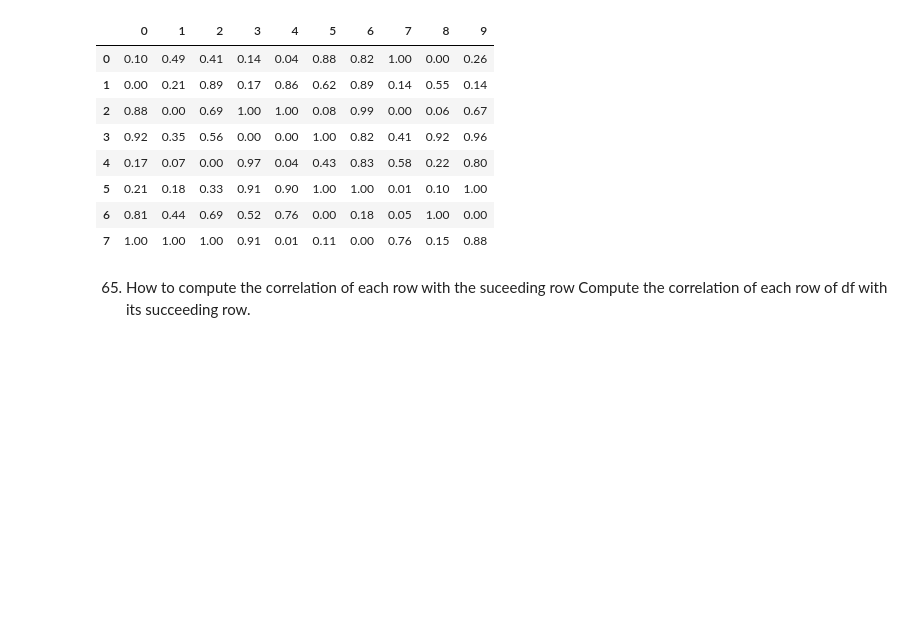
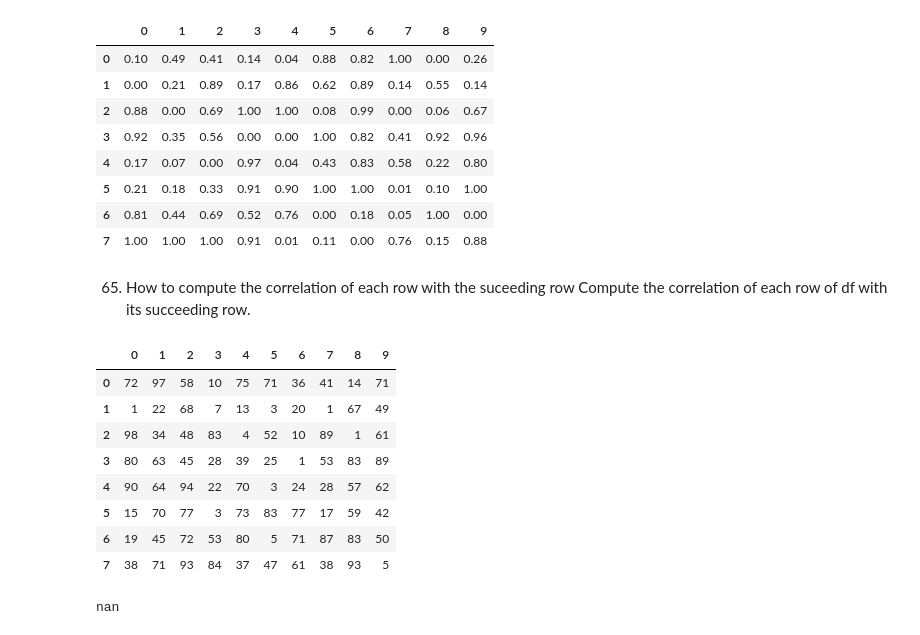
Before and after one commit to odinicc/Data-Practice, a Jupyter notebook: 23 Pandas Practise/61_70.ipynb, the cells around one changed output. Saved outputs shown, nothing was run; the diff lists cells and outputs as text; code cells hidden in the pictures; blank space fills up the shorter version.

```diff
--- a/23 Pandas Practise/61_70.ipynb
+++ b/23 Pandas Practise/61_70.ipynb
@@ -105,3 +105,17 @@ df.apply(lambda x: ((x.max() - x)/(x.max() - x.min())).round(2))
 # %% [markdown]
 65. How to compute the correlation of each row with the suceeding row
 Compute the correlation of each row of df with its succeeding row.
+# %%
+df = pd.DataFrame(np.random.randint(1,100, 80).reshape(8, -1))
+# %%
+df
+# %% [output]
+|  | 0 | 1 | 2 | 3 | 4 | 5 | 6 | 7 | 8 | 9 |
+| 0 | 72 | 97 | 58 | 10 | 75 | 71 | 36 | 41 | 14 | 71 |
+| 1 | 1 | 22 | 68 | 7 | 13 | 3 | 20 | 1 | 67 | 49 |
+| 2 | 98 | 34 | 48 | 83 | 4 | 52 | 10 | 89 | 1 | 61 |
+| 3 | 80 | 63 | 45 | 28 | 39 | 25 | 1 | 53 | 83 | 89 |
+| 4 | 90 | 64 | 94 | 22 | 70 | 3 | 24 | 28 | 57 | 62 |
+| 5 | 15 | 70 | 77 | 3 | 73 | 83 | 77 | 17 | 59 | 42 |
+| 6 | 19 | 45 | 72 | 53 | 80 | 5 | 71 | 87 | 83 | 50 |
+| 7 | 38 | 71 | 93 | 84 | 37 | 47 | 61 | 38 | 93 | 5 |
@@ -107,0 +128,4 @@ Compute the correlation of each row of df with its succeeding row.
+# %%
+df2.loc[1,'corr']
+# %% [output]
+nan
```
Also changed, not shown: parts of 22 cells of this notebook.
